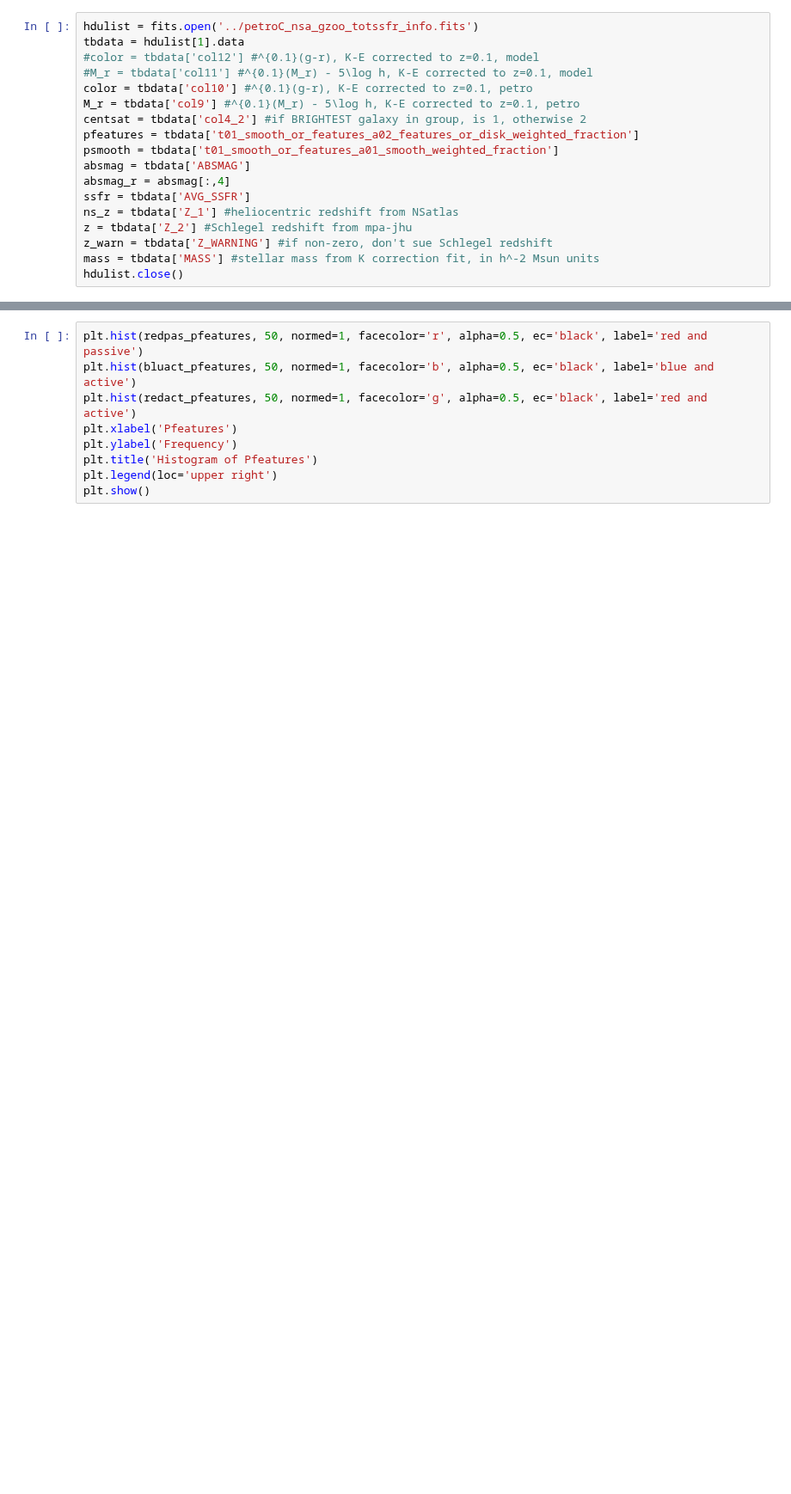
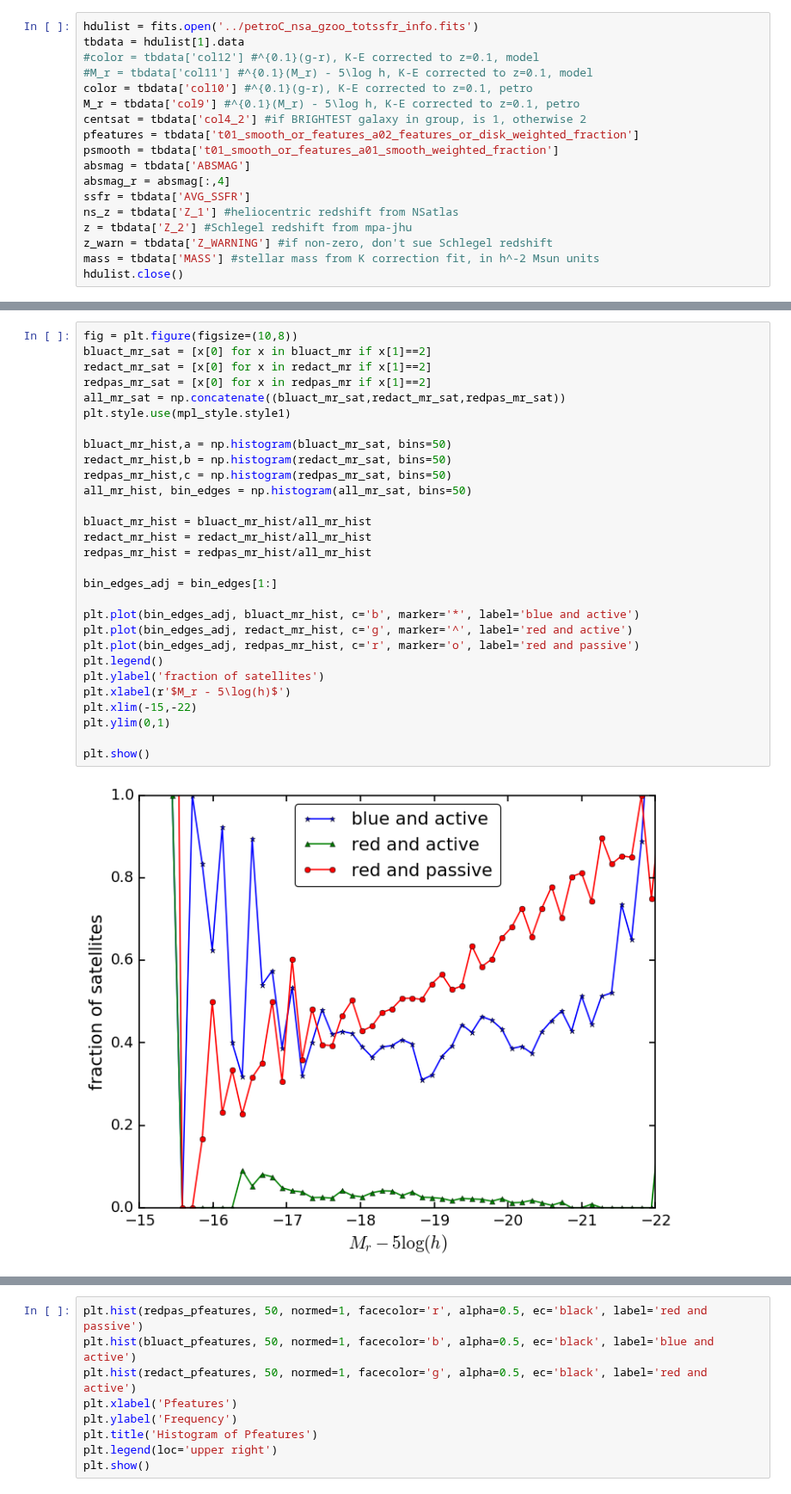
Before and after one commit to jaotter/Otter-Research-2017, a Jupyter notebook: ssfr_plots.ipynb, the cells around one changed output, grey strips where cells are left out. Shown at 86% size. Saved outputs shown, nothing was run; the diff lists cells and outputs as text; blank space fills up the shorter version.

```diff
--- a/ssfr_plots.ipynb
+++ b/ssfr_plots.ipynb
@@ -111,3 +121,34 @@ plt.show()
+# %%
+fig = plt.figure(figsize=(10,8))
+bluact_mr_sat = [x[0] for x in bluact_mr if x[1]==2]
+redact_mr_sat = [x[0] for x in redact_mr if x[1]==2]
+redpas_mr_sat = [x[0] for x in redpas_mr if x[1]==2]
+all_mr_sat = np.concatenate((bluact_mr_sat,redact_mr_sat,redpas_mr_sat))
+plt.style.use(mpl_style.style1)
+
+bluact_mr_hist,a = np.histogram(bluact_mr_sat, bins=50)
+redact_mr_hist,b = np.histogram(redact_mr_sat, bins=50)
+redpas_mr_hist,c = np.histogram(redpas_mr_sat, bins=50)
+all_mr_hist, bin_edges = np.histogram(all_mr_sat, bins=50)
+
+bluact_mr_hist = bluact_mr_hist/all_mr_hist
+redact_mr_hist = redact_mr_hist/all_mr_hist
+redpas_mr_hist = redpas_mr_hist/all_mr_hist
+
+bin_edges_adj = bin_edges[1:]
+
+plt.plot(bin_edges_adj, bluact_mr_hist, c='b', marker='*', label='blue and active')
+plt.plot(bin_edges_adj, redact_mr_hist, c='g', marker='^', label='red and active')
+plt.plot(bin_edges_adj, redpas_mr_hist, c='r', marker='o', label='red and passive')
+plt.legend()
+plt.ylabel('fraction of satellites')
+plt.xlabel(r'$M_r - 5\log(h)$')
+plt.xlim(-15,-22)
+plt.ylim(0,1)
+
+plt.show()
+# %% [output]
+[figure, added]
 # %%
 fig = plt.figure(figsize=(14,10))
 
```
Also changed, not shown: parts of 8 cells of this notebook.
